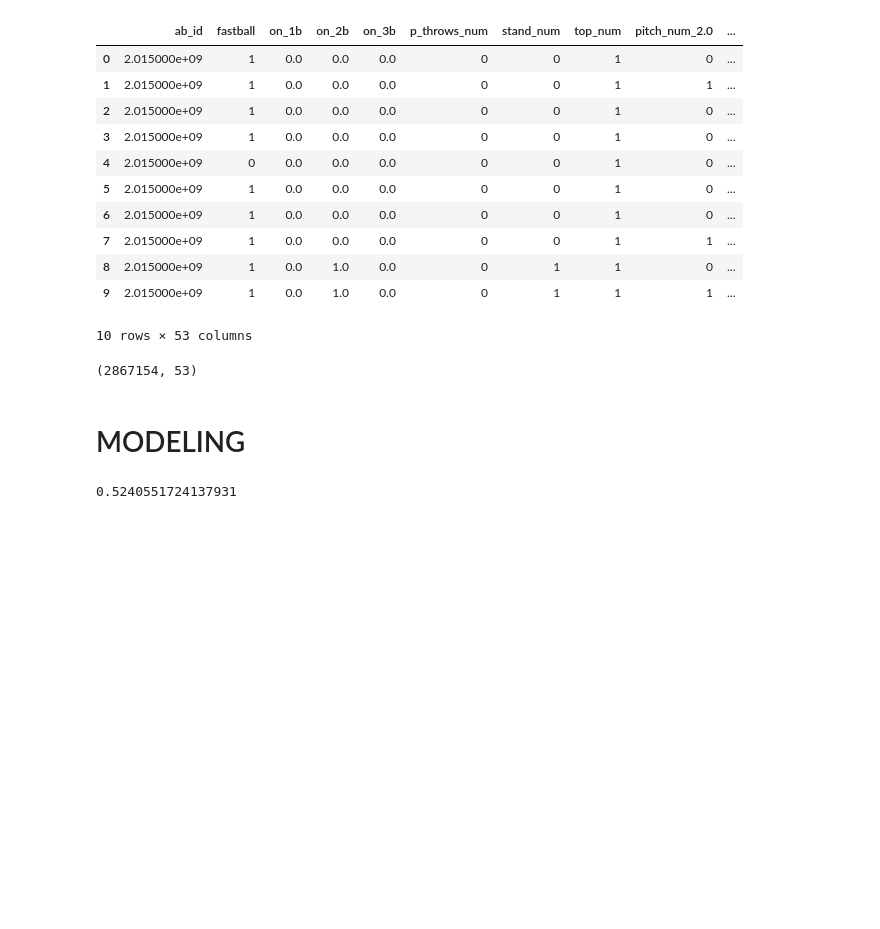
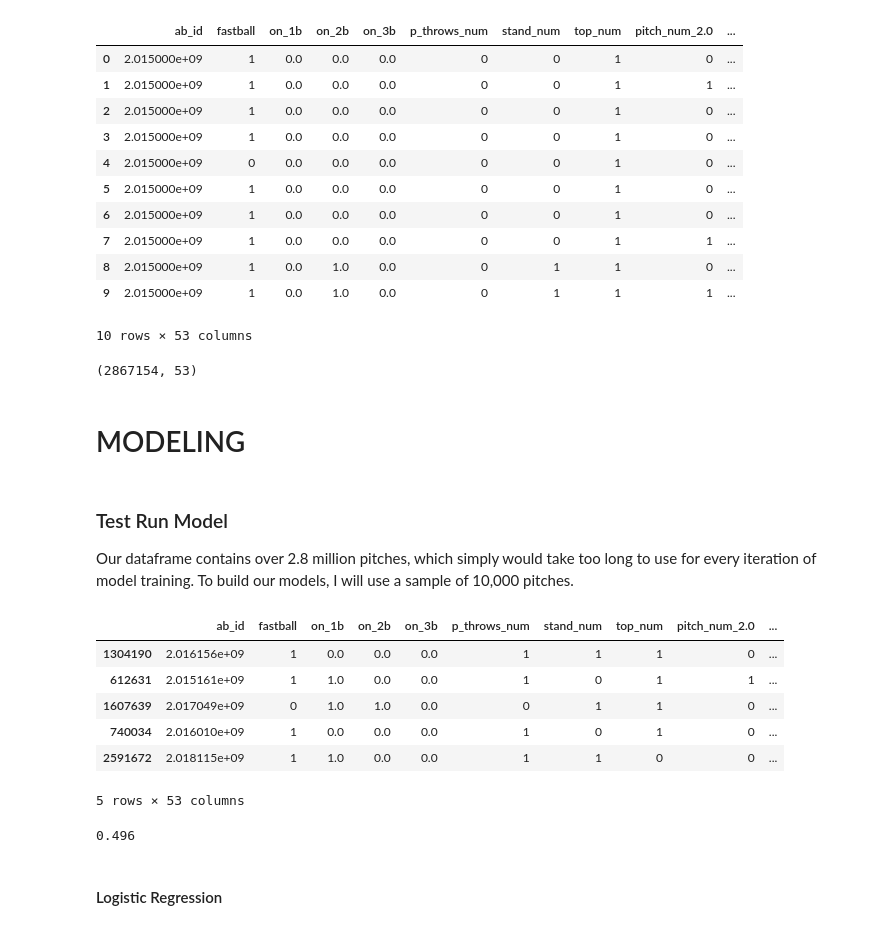
Before and after one commit to imartinez96/Predicting_Next_Pitch, a Jupyter notebook: Predicting pitch type.ipynb, the cells around one changed output. Saved outputs shown, nothing was run; the diff lists cells and outputs as text; code cells hidden in the pictures; blank space fills up the shorter version.

```diff
--- a/Predicting pitch type.ipynb
+++ b/Predicting pitch type.ipynb
@@ -952,14 +1139,28 @@ df_model.shape
 (2867154, 53)
 # %% [markdown]
 # MODELING
+# %% [markdown]
+### Test Run Model
+
+Our dataframe contains over 2.8 million pitches, which simply would take too long to use for every iteration of model training. To build our models, I will use a sample of 10,000 pitches.
+# %%
+# create the sample dataframe
+df_sample = df_model.sample(10000, random_state=0)
+
+df_sample.head()
+# %% [output]
+|  | ab_id | fastball | on_1b | on_2b | on_3b | p_throws_num | stand_num | top_num | pitch_num_2.0 | ... |
+| 1304190 | 2.016156e+09 | 1 | 0.0 | 0.0 | 0.0 | 1 | 1 | 1 | 0 | ... |
+| 612631 | 2.015161e+09 | 1 | 1.0 | 0.0 | 0.0 | 1 | 0 | 1 | 1 | ... |
+| 1607639 | 2.017049e+09 | 0 | 1.0 | 1.0 | 0.0 | 0 | 1 | 1 | 0 | ... |
+| 740034 | 2.016010e+09 | 1 | 0.0 | 0.0 | 0.0 | 1 | 0 | 1 | 0 | ... |
+| 2591672 | 2.018115e+09 | 1 | 1.0 | 0.0 | 0.0 | 1 | 1 | 0 | 0 | ... |
+5 rows × 53 columns
 # %%
-# create the sample dataframe
-df_sample = df_model.sample(145000, random_state=6)
-
 # verify the fastball/non-fastball split
 df_sample['fastball'].sum() / len(df_sample)
 # %% [output]
-0.5240551724137931
+0.496
 # %%
 # split the dataframe
 X = df_sample.iloc[:, 2:]
@@ -967,6 +1168,8 @@ y = df_sample.iloc[:, 1]
 
 # split the data into train and test sets
 X_train, X_test, y_train, y_test = train_test_split(X, y, random_state=6, stratify=y)
+# %% [markdown]
+#### Logistic Regression
 # %%
 lr = LogisticRegression()
 lr.fit(X_train, y_train)
```
Also changed, not shown: parts of 126 cells of this notebook.
